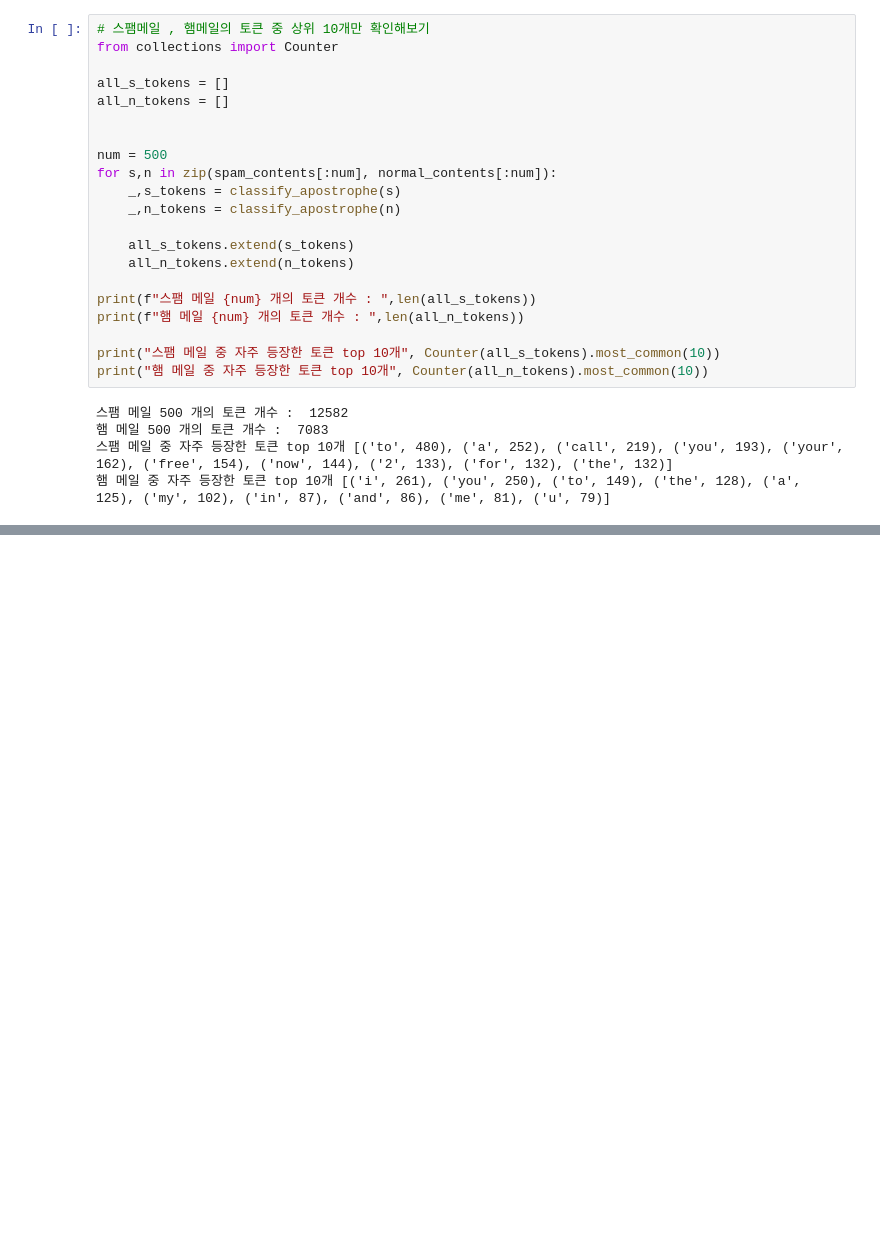
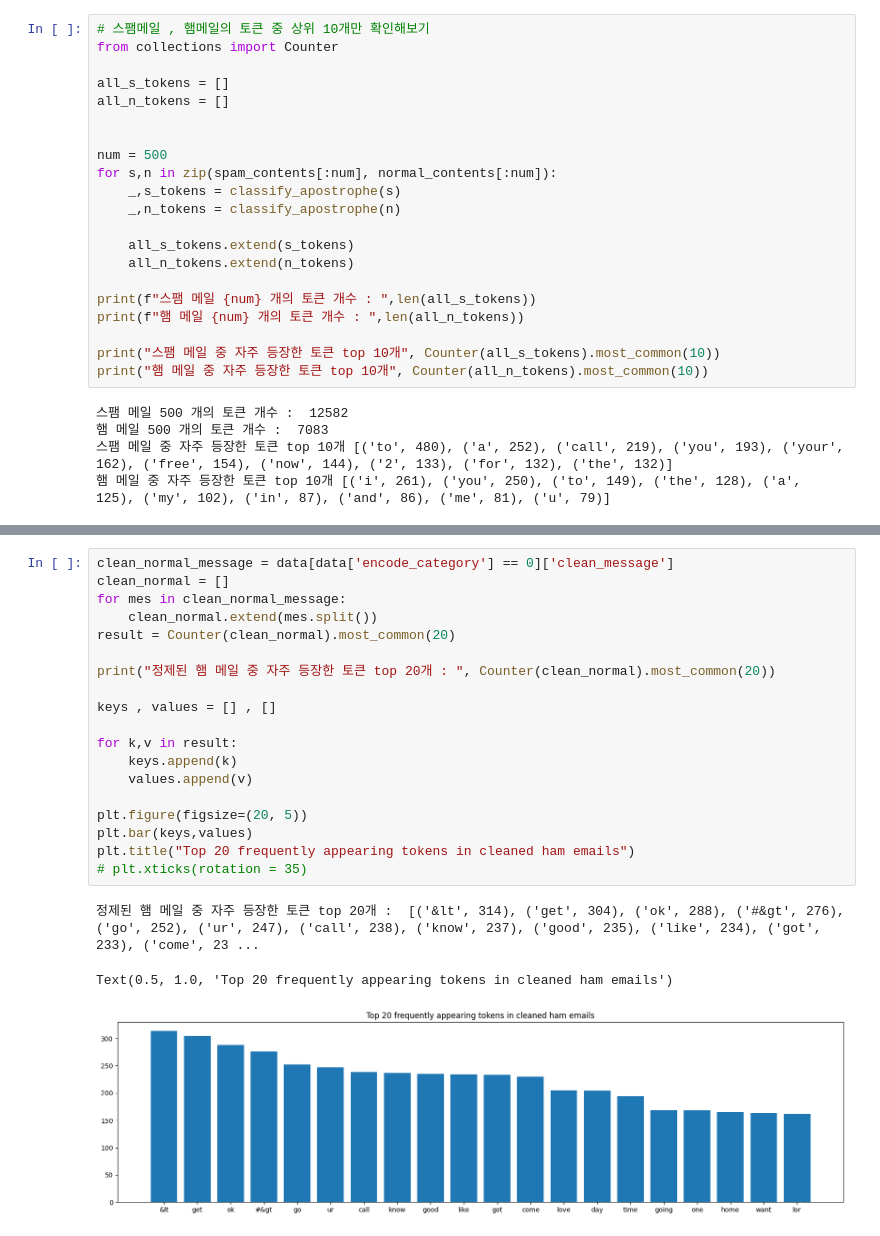
Before and after one commit to jjimini98/Data-Science-Project-2024, a Jupyter notebook: mission_code.ipynb, the cells around one changed output, grey strips where cells are left out. Saved outputs shown, nothing was run; the diff lists cells and outputs as text; blank space fills up the shorter version.

```diff
--- a/mission_code.ipynb
+++ b/mission_code.ipynb
@@ -255,0 +397,23 @@ print("햄 메일 중 자주 등장한 토큰 top 10개", Counter(all_n_tokens).
+# %%
+clean_normal_message = data[data['encode_category'] == 0]['clean_message']
+clean_normal = []
+for mes in clean_normal_message:
+    clean_normal.extend(mes.split())
+result = Counter(clean_normal).most_common(20)
+
+print("정제된 햄 메일 중 자주 등장한 토큰 top 20개 : ", Counter(clean_normal).most_common(20))
+
+keys , values = [] , []
+
+for k,v in result:
+    keys.append(k)
+    values.append(v)
+
+plt.figure(figsize=(20, 5))
+plt.bar(keys,values)
+plt.title("Top 20 frequently appearing tokens in cleaned ham emails")
+# plt.xticks(rotation = 35)
+# %% [output]
+정제된 햄 메일 중 자주 등장한 토큰 top 20개 :  [('&lt', 314), ('get', 304), ('ok', 288), ('#&gt', 276), ('go', 252), ('ur', 247), ('call', 238), ('know', 237), ('good', 235), ('like', 234), ('got', 233), ('come', 23 ...
+Text(0.5, 1.0, 'Top 20 frequently appearing tokens in cleaned ham emails')
+[figure, added]
```
Also changed, not shown: parts of 22 cells of this notebook.
